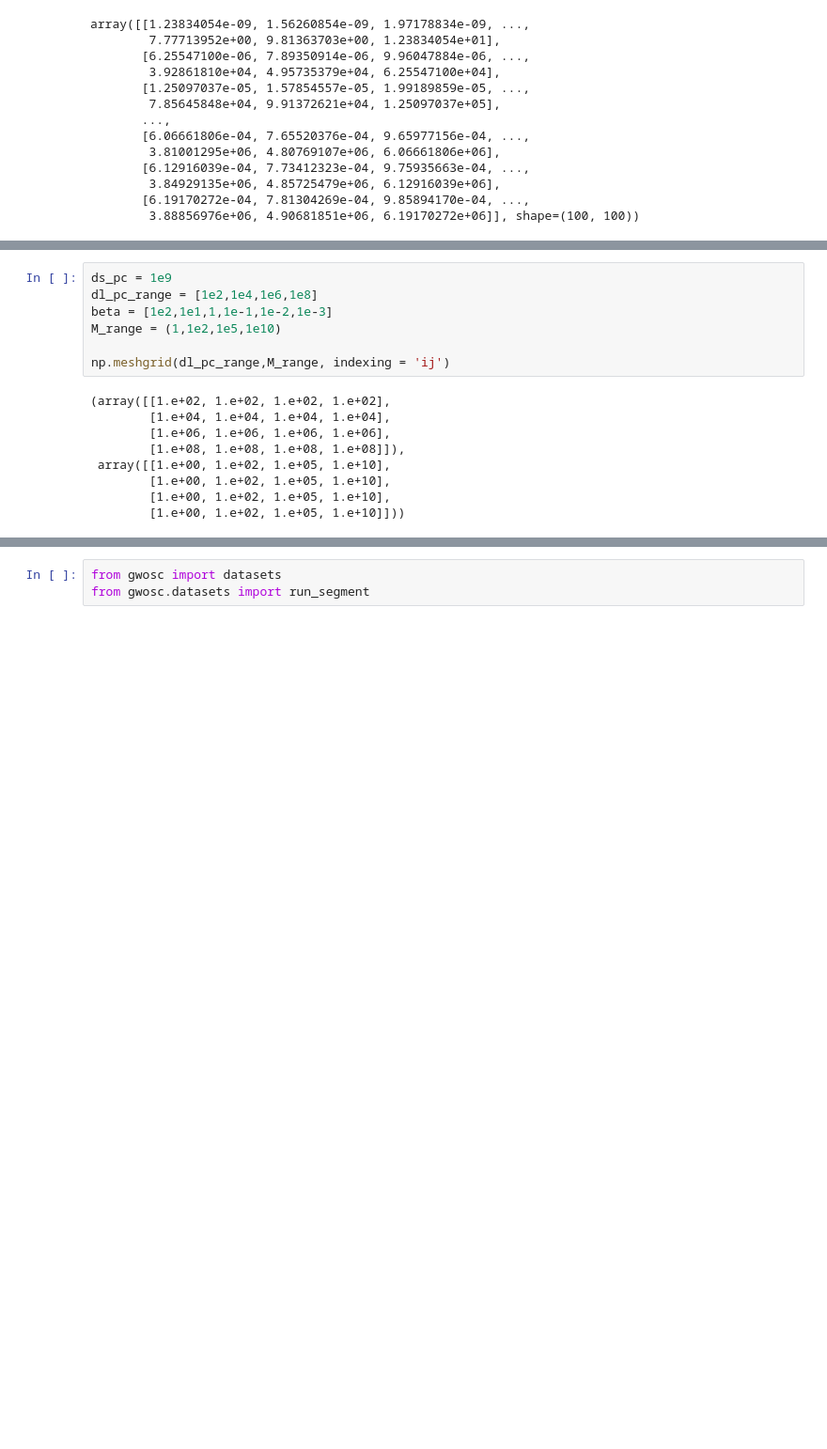
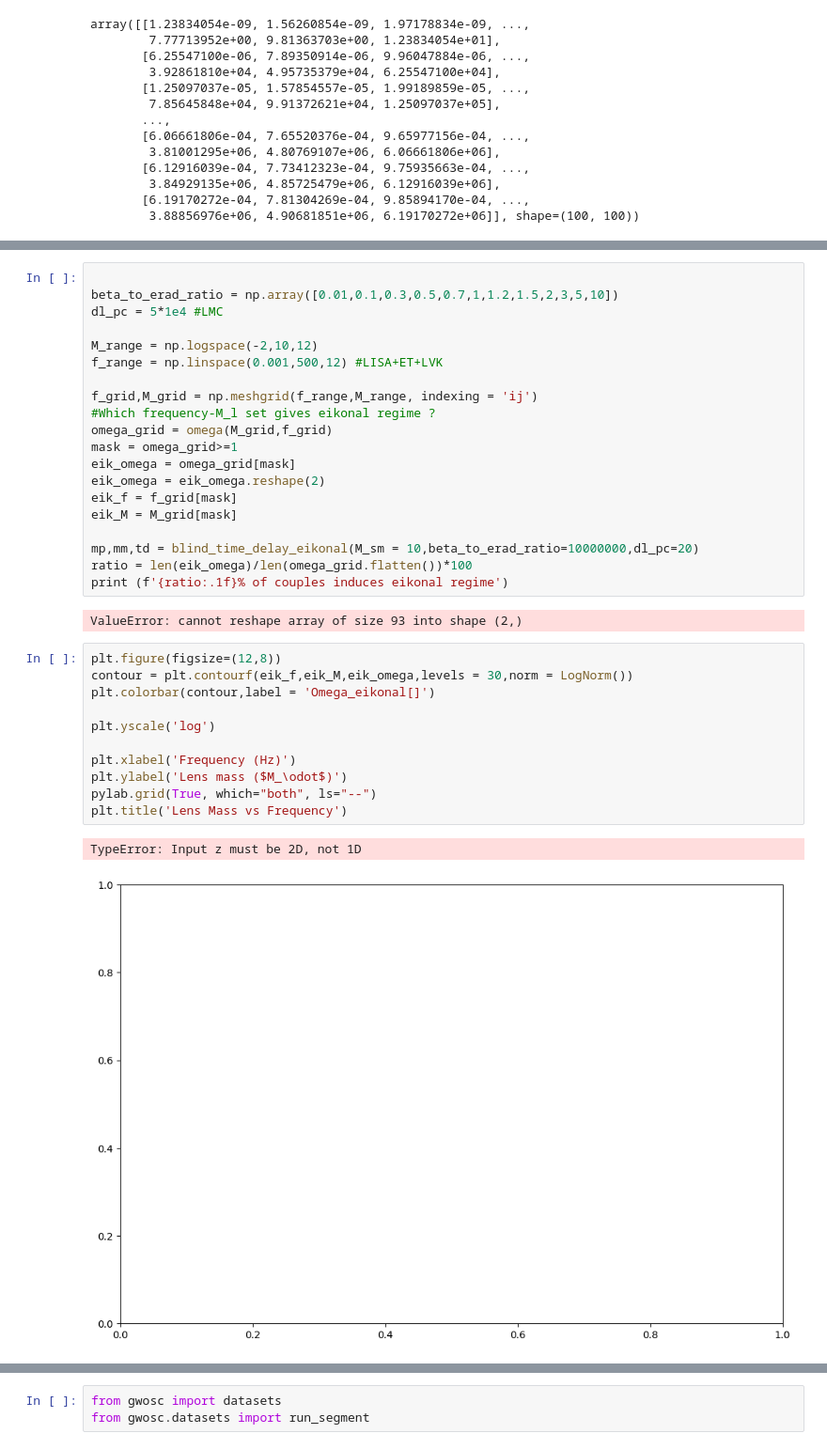
Before and after one commit to rspagn/personal, a Jupyter notebook: eikonal.ipynb, the cells around one changed output, grey strips where cells are left out. Shown at 94% size. Drawn from its saved outputs; the diff is of its cells as text; blank space fills up the shorter version.

```diff
--- a/eikonal.ipynb
+++ b/eikonal.ipynb
@@ -173,16 +220,36 @@ def geometric_optics_model(dl_pc, ds_pc, M_sm, beta_arcsec):
 # %%
-ds_pc = 1e9
-dl_pc_range = [1e2,1e4,1e6,1e8]
-beta = [1e2,1e1,1,1e-1,1e-2,1e-3]
-M_range = (1,1e2,1e5,1e10)
 
-np.meshgrid(dl_pc_range,M_range, indexing = 'ij')
+beta_to_erad_ratio = np.array([0.01,0.1,0.3,0.5,0.7,1,1.2,1.5,2,3,5,10])
+dl_pc = 5*1e4 #LMC
+
+M_range = np.logspace(-2,10,12)
+f_range = np.linspace(0.001,500,12) #LISA+ET+LVK
+
+f_grid,M_grid = np.meshgrid(f_range,M_range, indexing = 'ij')
+#Which frequency-M_l set gives eikonal regime ?
+omega_grid = omega(M_grid,f_grid)
+mask = omega_grid>=1
+eik_omega = omega_grid[mask]
+eik_omega = eik_omega.reshape(2)
+eik_f = f_grid[mask]
+eik_M = M_grid[mask]
+
+mp,mm,td = blind_time_delay_eikonal(M_sm = 10,beta_to_erad_ratio=10000000,dl_pc=20)
+ratio = len(eik_omega)/len(omega_grid.flatten())*100
+print (f'{ratio:.1f}% of couples induces eikonal regime')
 # %% [output]
-(array([[1.e+02, 1.e+02, 1.e+02, 1.e+02],
-        [1.e+04, 1.e+04, 1.e+04, 1.e+04],
-        [1.e+06, 1.e+06, 1.e+06, 1.e+06],
-        [1.e+08, 1.e+08, 1.e+08, 1.e+08]]),
- array([[1.e+00, 1.e+02, 1.e+05, 1.e+10],
-        [1.e+00, 1.e+02, 1.e+05, 1.e+10],
-        [1.e+00, 1.e+02, 1.e+05, 1.e+10],
-        [1.e+00, 1.e+02, 1.e+05, 1.e+10]]))
+ValueError: cannot reshape array of size 93 into shape (2,)
+# %%
+plt.figure(figsize=(12,8))
+contour = plt.contourf(eik_f,eik_M,eik_omega,levels = 30,norm = LogNorm())
+plt.colorbar(contour,label = 'Omega_eikonal[]')
+
+plt.yscale('log')
+
+plt.xlabel('Frequency (Hz)')
+plt.ylabel('Lens mass ($M_\odot$)')
+pylab.grid(True, which="both", ls="--")
+plt.title('Lens Mass vs Frequency')
+# %% [output]
+TypeError: Input z must be 2D, not 1D
+[figure, added]
```
Also changed, not shown: parts of 9 cells of this notebook.
